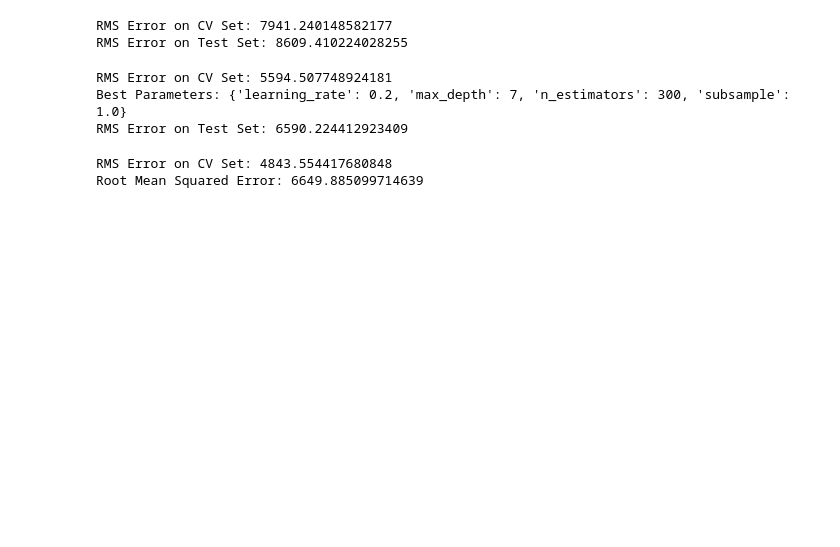
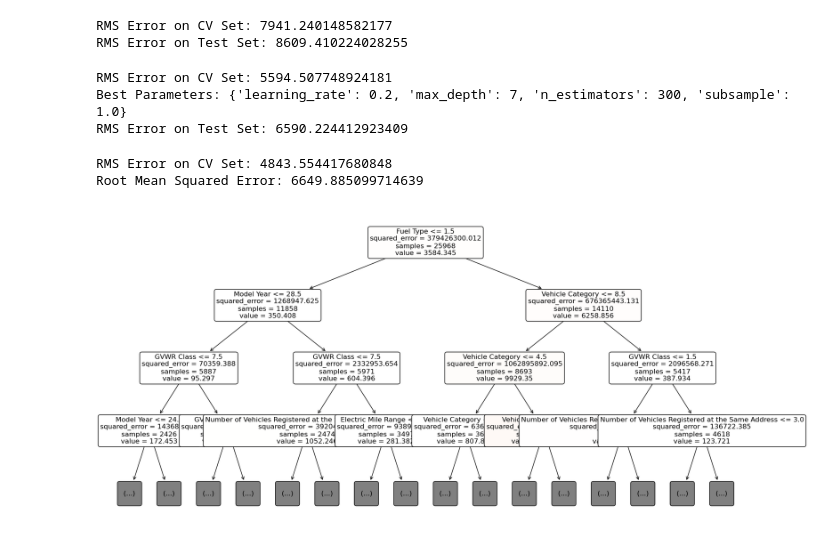
Before and after one commit to hiitsmocha/rice-datathon-2025, a Jupyter notebook: NeuralNetwork.ipynb, the cells around one changed output. Saved outputs shown, nothing was run; the diff lists cells and outputs as text; code cells hidden in the pictures; blank space fills up the shorter version.

Commit message:
add plots of decision tree layers, empty entries, feature correlation

```diff
--- a/NeuralNetwork.ipynb
+++ b/NeuralNetwork.ipynb
@@ -347,3 +359,21 @@ print(f"Root Mean Squared Error: {rms_test}")
 # %% [output]
 RMS Error on CV Set: 4843.554417680848
 Root Mean Squared Error: 6649.885099714639
+# %%
+from sklearn.ensemble import RandomForestRegressor
+from sklearn.tree import plot_tree
+import matplotlib.pyplot as plt
+
+# Fit the Random Forest model
+rf_model = RandomForestRegressor(n_estimators=100, random_state=42)
+rf_model.fit(X_train, y_train)
+
+# Extract one of the trees from the Random Forest
+estimator = rf_model.estimators_[0]
+
+# Plot the first three layers of the tree with larger font size
+plt.figure(figsize=(20, 10))
+plot_tree(estimator, max_depth=3, filled=True, feature_names=X_train.columns, rounded=True, fontsize=12)
+plt.show()
+# %% [output]
+[figure, added]
```
Also changed, not shown: parts of 3 cells of this notebook, 1 other file.
